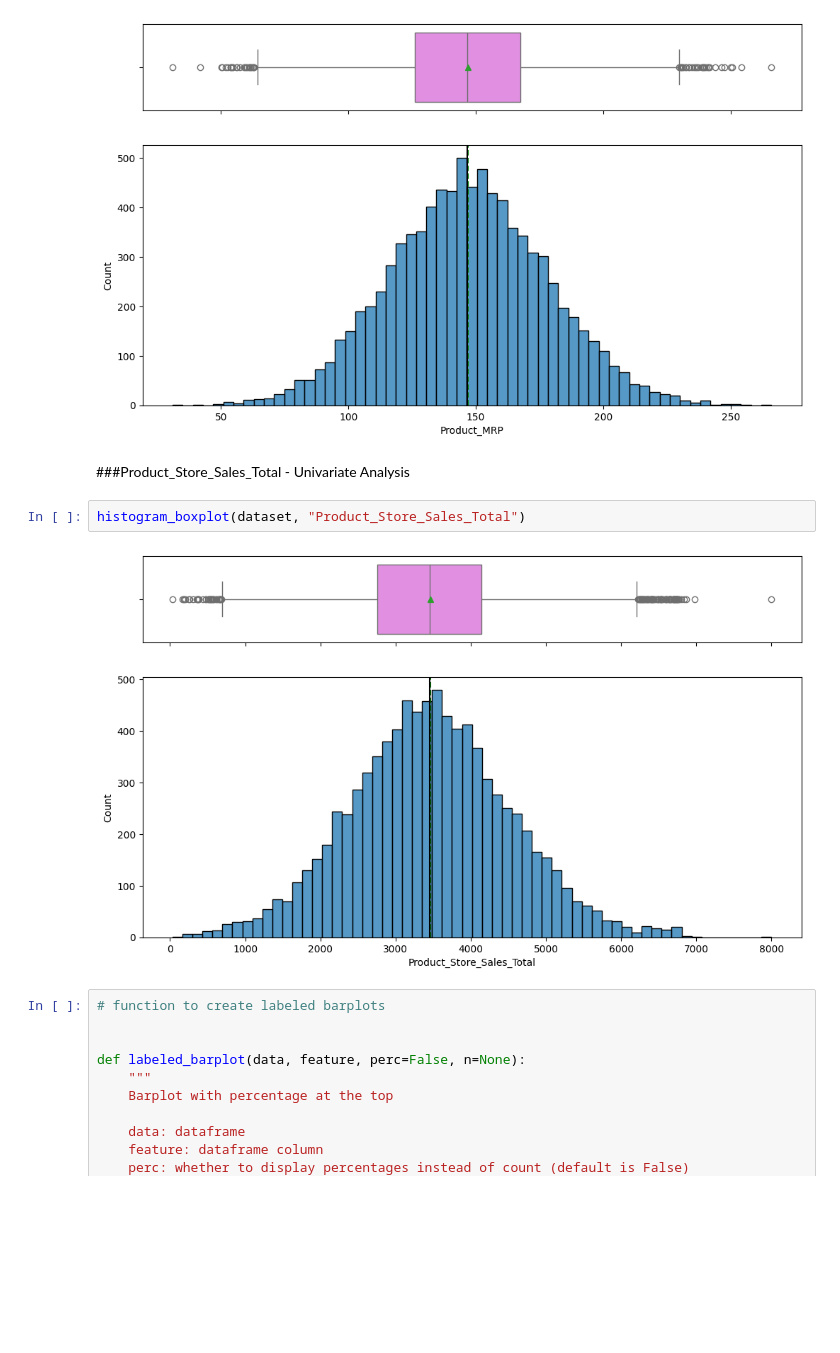
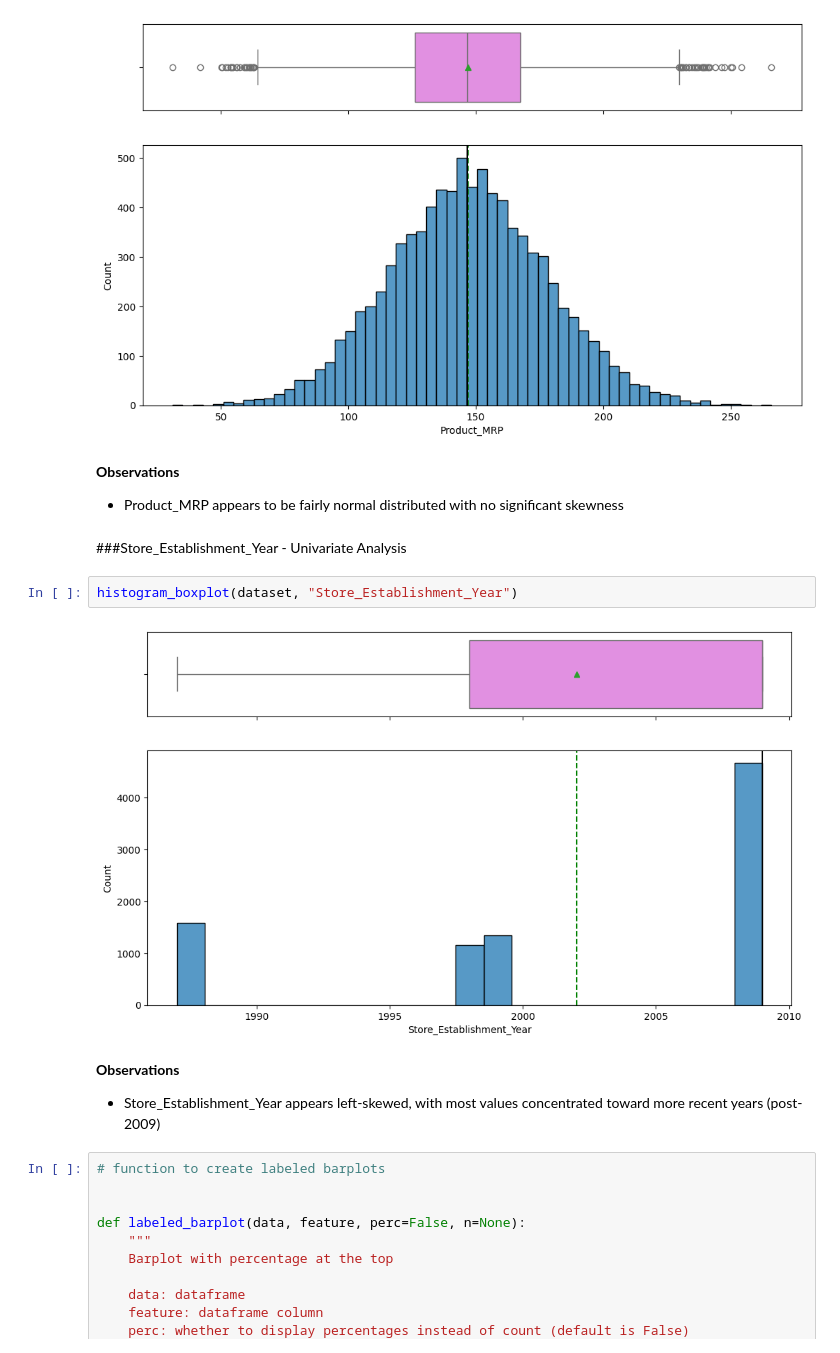
Before and after one commit to uday-d4/UTAI_SuperKArt, a Jupyter notebook: SuperKart_Model_Deployment_Notebook.ipynb, the cells around one changed output. Drawn from its saved outputs; the diff is of its cells as text; blank space fills up the shorter version.

```diff
--- a/SuperKart_Model_Deployment_Notebook.ipynb
+++ b/SuperKart_Model_Deployment_Notebook.ipynb
@@ -435,12 +445,22 @@ histogram_boxplot(dataset, "Product_Allocated_Area")
 histogram_boxplot(dataset, "Product_MRP")
 # %% [output]
 [figure]
+# %% [markdown]
+**Observations**
+
+
+*   Product_MRP appears to be fairly normal distributed with no significant skewness
 # %% [markdown]
-###Product_Store_Sales_Total - Univariate Analysis
+###Store_Establishment_Year - Univariate Analysis
 # %%
-histogram_boxplot(dataset, "Product_Store_Sales_Total")
+histogram_boxplot(dataset, "Store_Establishment_Year")
 # %% [output]
-[figure, old version]
+[figure, new version]
+# %% [markdown]
+**Observations**
+
+
+*   Store_Establishment_Year appears left-skewed, with most values concentrated toward more recent years (post-2009)
 # %%
 # function to create labeled barplots
 
```
Also changed, not shown: parts of 8 cells of this notebook.
